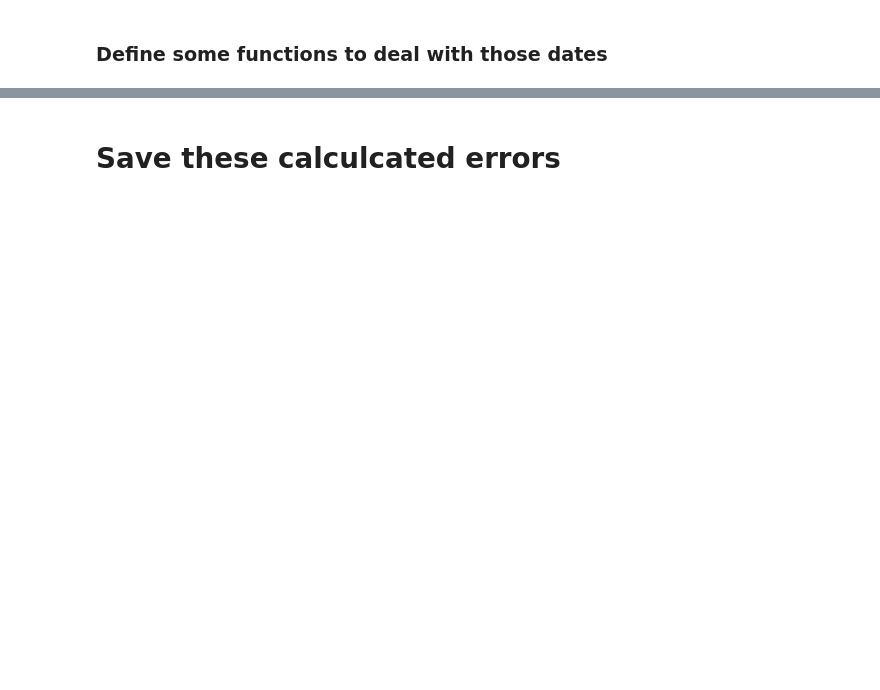
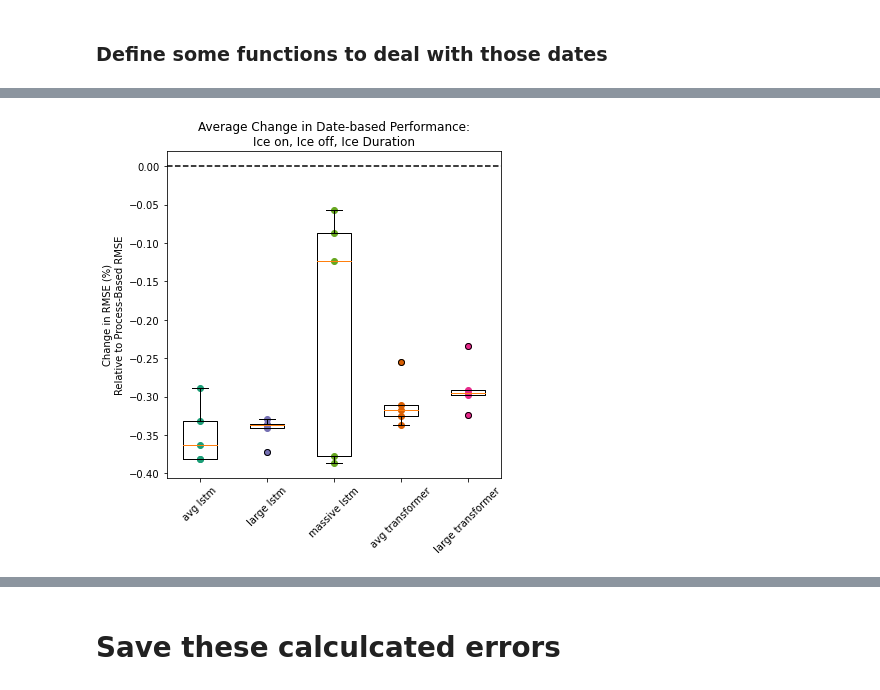
Before and after one commit to jdiaz4302/lake_ice_prediction, a Jupyter notebook: 03_eval/src/A_EvaluationMetrics.ipynb, the cells around one changed output, grey strips where cells are left out. Cells and saved outputs as stored; diff of their text form; code cells hidden in the pictures; blank space fills up the shorter version.

```diff
--- a/03_eval/src/A_EvaluationMetrics.ipynb
+++ b/03_eval/src/A_EvaluationMetrics.ipynb
@@ -254,0 +459,18 @@ Model duration RMSE: 9.030910222648728
+# %%
+# get indices of date-based RMSEs in dataframe
+col_names_as_array = np.asarray(list(eval_df))
+i1 = np.argwhere(col_names_as_array == 'ice_on_rmse').item()
+i2 = np.argwhere(col_names_as_array == 'ice_off_rmse').item()
+i3 = np.argwhere(col_names_as_array == 'ice_dur_rmse').item()
+
+# get the percent change in RMSEs relative to PB ice flags
+perc_change_rmse = (eval_df.iloc[:, [i1, i2, i3]] - eval_df.iloc[-1, [i1, i2, i3]]) / eval_df.iloc[-1, [i1, i2, i3]]
+
+# average percent change across the 3 columns
+eval_df['avg_rmse_change'] = np.mean(perc_change_rmse.values, axis = 1)
+# %%
+# rank all model realizations by their avg rmse improvement
+temp = eval_df['avg_rmse_change'].values.argsort()
+ranks = np.empty_like(temp)
+ranks[temp] = np.arange(len(eval_df['avg_rmse_change'].values))
+eval_df['avg_rmse_change_rank'] = ranks
@@ -254,0 +501,37 @@ Model duration RMSE: 9.030910222648728
+# %%
+# models to plot (dropping process-based)
+focal_models = ['avg lstm', 'large lstm', 'massive lstm', 'avg transformer', 'large transformer']
+
+# creating a new dataframe for easier boxplot plotting
+avg_rmse_change_df = pd.DataFrame({'avg lstm':eval_df[eval_df['name'] == 'avg lstm']['avg_rmse_change'].astype(float).values})
+# every model is a column
+avg_rmse_change_df['large lstm'] = eval_df[eval_df['name'] == 'large lstm']['avg_rmse_change'].astype(float).values
+avg_rmse_change_df['massive lstm'] = eval_df[eval_df['name'] == 'massive lstm']['avg_rmse_change'].astype(float).values
+avg_rmse_change_df['avg transformer'] = eval_df[eval_df['name'] == 'avg transformer']['avg_rmse_change'].astype(float).values
+avg_rmse_change_df['large transformer'] = eval_df[eval_df['name'] == 'large transformer']['avg_rmse_change'].astype(float).values
+
+
+# Start plotting
+plt.figure(figsize = (6, 6))
+
+# add 0-line reference representing no improvement over process-based
+plt.axhline(0, color = 'black', linestyle = '--')
+# add boxplot for conveniance, note: low n (5)
+plt.boxplot(avg_rmse_change_df[focal_models]);
+
+# plot individual performances
+count = 1
+last_name = eval_df['name'][count]
+for i in range(n_compare):
+    cur_name = eval_df['name'][i]
+    if cur_name != last_name:
+        count += 1
+        last_name = eval_df['name'][i]
+    plt.scatter(count, eval_df['avg_rmse_change'][i], color = color_dict[eval_df['name'][i]])
+
+# extra formatting
+plt.ylabel('Change in RMSE (%)\nRelative to Process-Based RMSE')
+plt.title('Average Change in Date-based Performance:\nIce on, Ice off, Ice Duration')
+plt.xticks(range(1,6), focal_models, rotation = 45);
+# %% [output]
+[figure, added]
```
Also changed, not shown: parts of 65 cells of this notebook.
